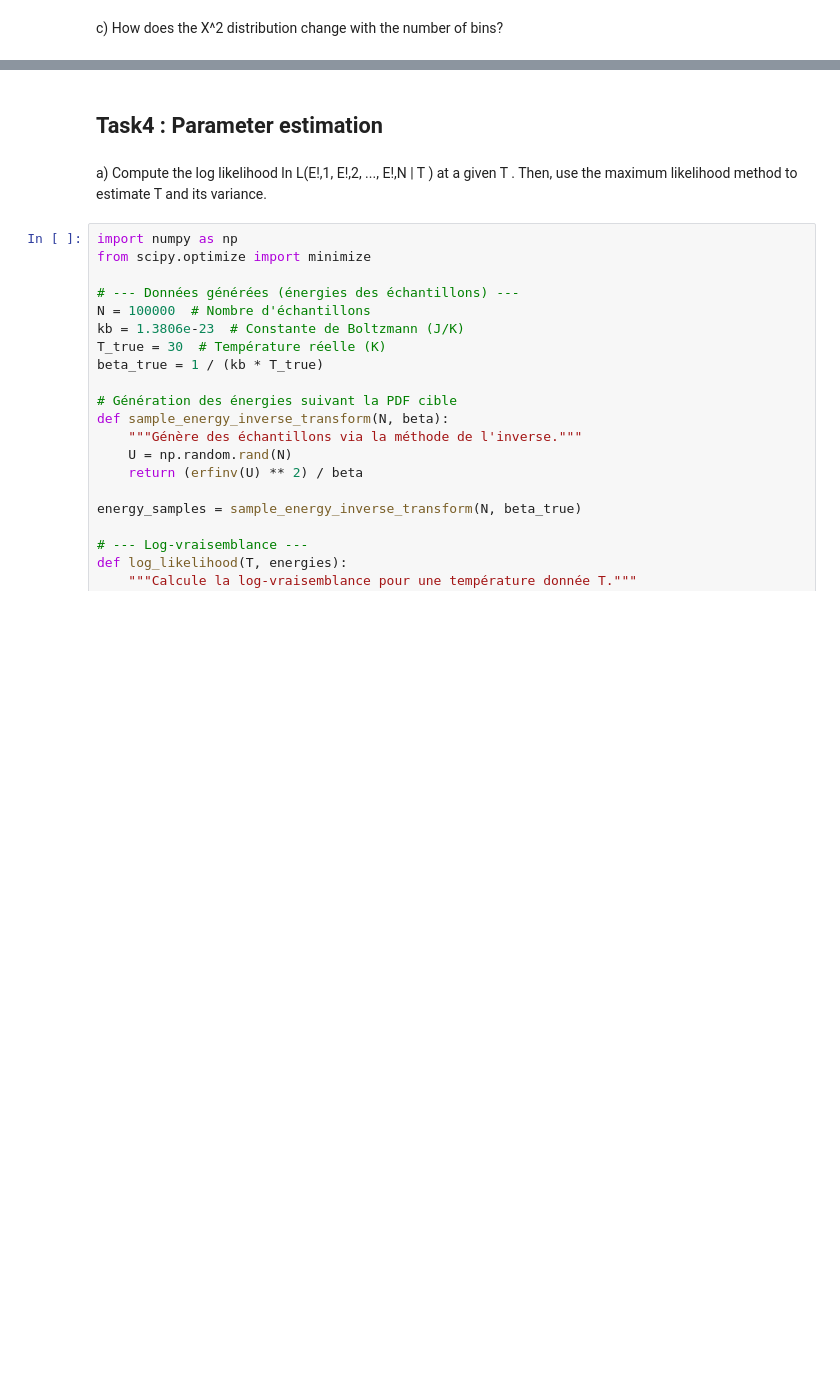
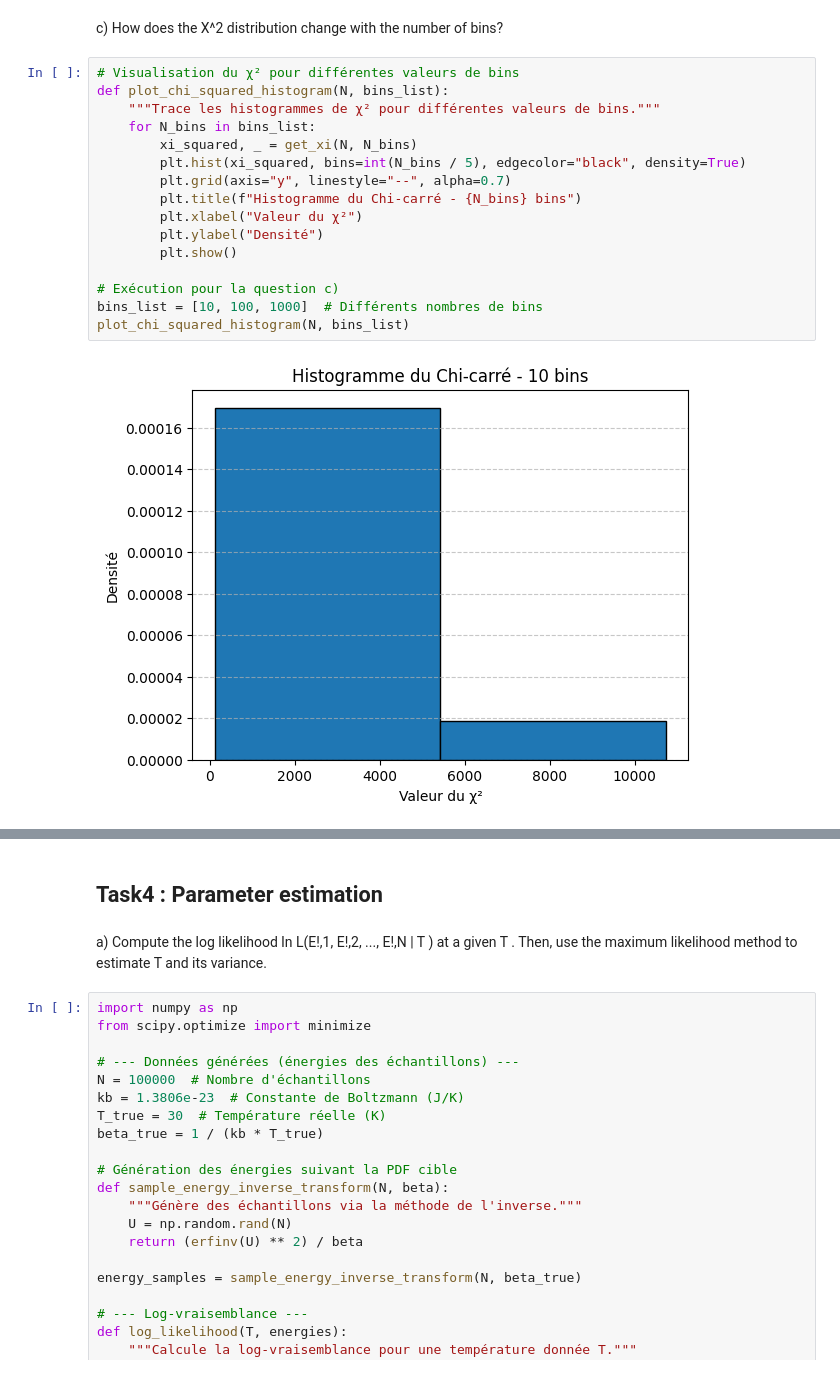
Before and after one commit to Gabewitt/Stats-Project, a Jupyter notebook: V_Final_Project_Notebook.ipynb, the cells around one changed output, grey strips where cells are left out. Drawn from its saved outputs; the diff is of its cells as text; blank space fills up the shorter version.

```diff
--- a/V_Final_Project_Notebook.ipynb
+++ b/V_Final_Project_Notebook.ipynb
@@ -540,2 +559,20 @@ b) Show that the Χ^2 of the obtained entries per bin follows a Χ^2 distributio
 # %% [markdown]
 c) How does the Χ^2 distribution change with the number of bins?
+# %%
+# Visualisation du χ² pour différentes valeurs de bins
+def plot_chi_squared_histogram(N, bins_list):
+    """Trace les histogrammes de χ² pour différentes valeurs de bins."""
+    for N_bins in bins_list:
+        xi_squared, _ = get_xi(N, N_bins)
+        plt.hist(xi_squared, bins=int(N_bins / 5), edgecolor="black", density=True)
+        plt.grid(axis="y", linestyle="--", alpha=0.7)
+        plt.title(f"Histogramme du Chi-carré - {N_bins} bins")
+        plt.xlabel("Valeur du χ²")
+        plt.ylabel("Densité")
+        plt.show()
+
+# Exécution pour la question c)
+bins_list = [10, 100, 1000]  # Différents nombres de bins
+plot_chi_squared_histogram(N, bins_list)
+# %% [output]
+[figure, added]
```
Also changed, not shown: parts of 21 cells of this notebook.
